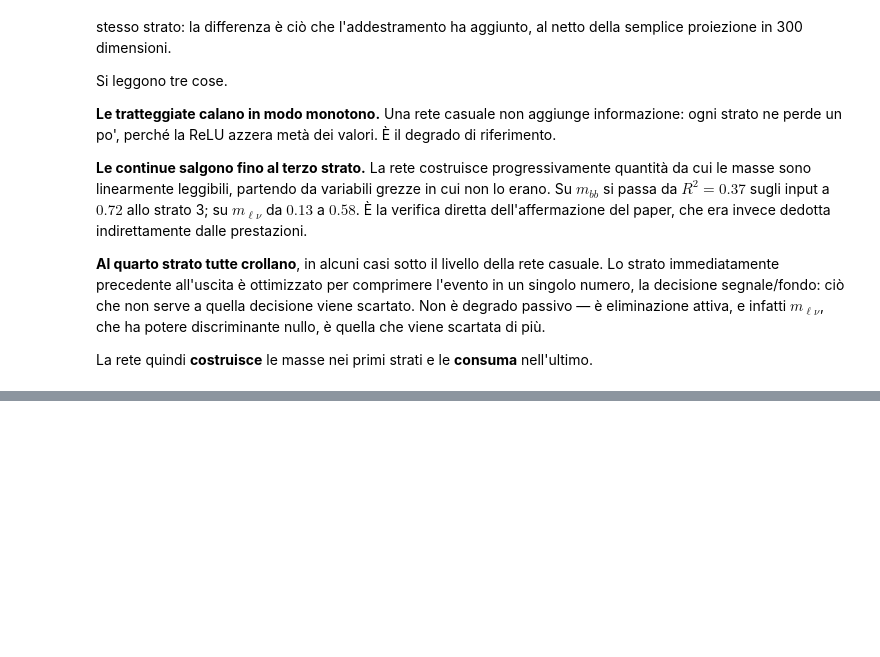
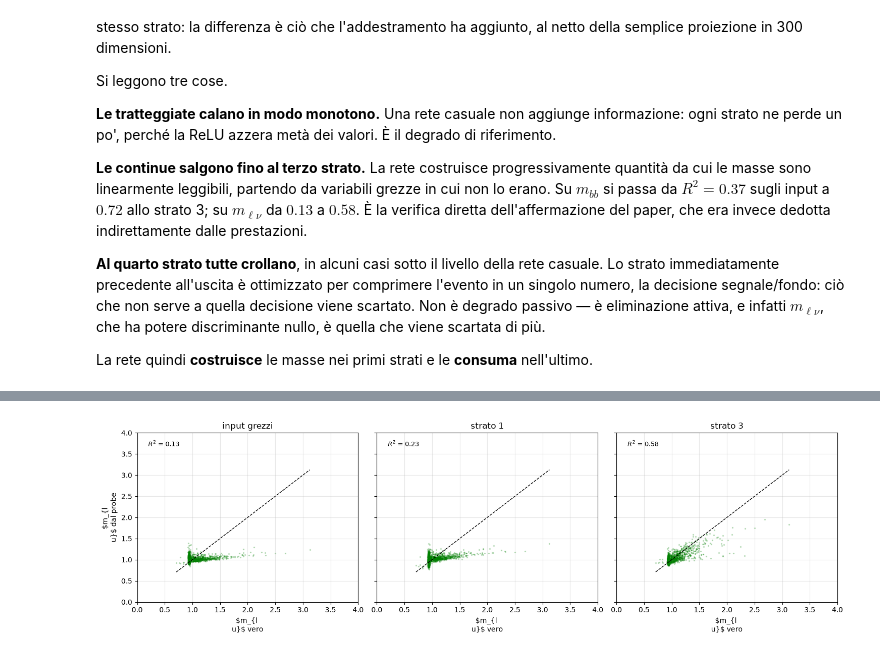
Before and after one commit to alivergani/Deep-Learning, a Jupyter notebook: ExoticParticles_HEP/notebooks/analisi_probing.ipynb, the cells around one changed output, grey strips where cells are left out. Cells and saved outputs as stored; diff of their text form; code cells hidden in the pictures; blank space fills up the shorter version.

```diff
--- a/ExoticParticles_HEP/notebooks/analisi_probing.ipynb
+++ b/ExoticParticles_HEP/notebooks/analisi_probing.ipynb
@@ -177,0 +223,22 @@ plt.show()
+# %%
+from sklearn.metrics import r2_score
+
+i = np.random.choice(len(Y_test), 3000, replace=False)
+j = 2  # m_{l \nu}
+fig, ax = plt.subplots(1, 3, figsize=(15,4.5), sharex=True, sharey=True)
+for a, p, t in zip(ax, [pred_input, pred_L1, pred_L3], ["input grezzi", "strato 1", "strato 3"]):
+    a.scatter(Y_test[i,j], p[i,j], s=2, alpha=0.2, color="green")
+    lim = [Y_test[i,j].min(), Y_test[i,j].max()]
+    a.plot(lim, lim, "k--", lw=1)
+    r2_val = r2_score(Y_test[:,j], p[:,j])
+    a.text(0.05, 0.92, f"$R^2$ = {r2_val:.2f}", transform=a.transAxes, fontsize=9)
+    a.set_title(t); a.set_xlabel("$m_{l\nu}$ vero")
+    a.grid(alpha=0.3)
+
+ax[0].set_xlim(0, 4)
+ax[0].set_ylim(0, 4)
+ax[0].set_ylabel("$m_{l \nu}$ dal probe")
+fig.tight_layout()
+plt.show()
+# %% [output]
+[figure, added]
```
Also changed, not shown: parts of 5 cells of this notebook, 5 other files.
